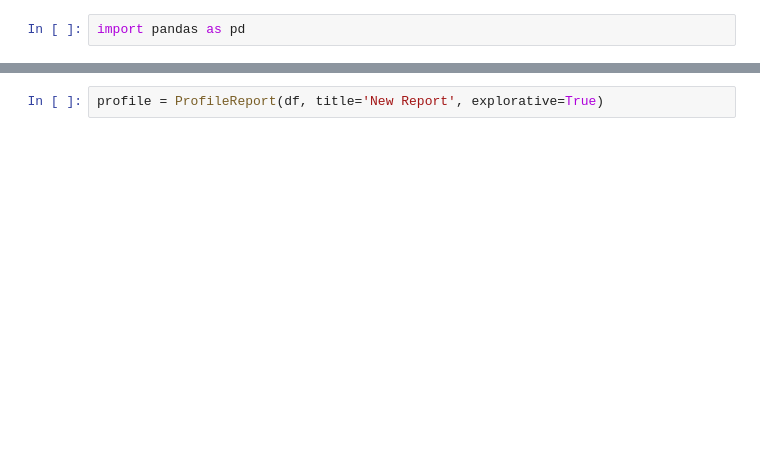
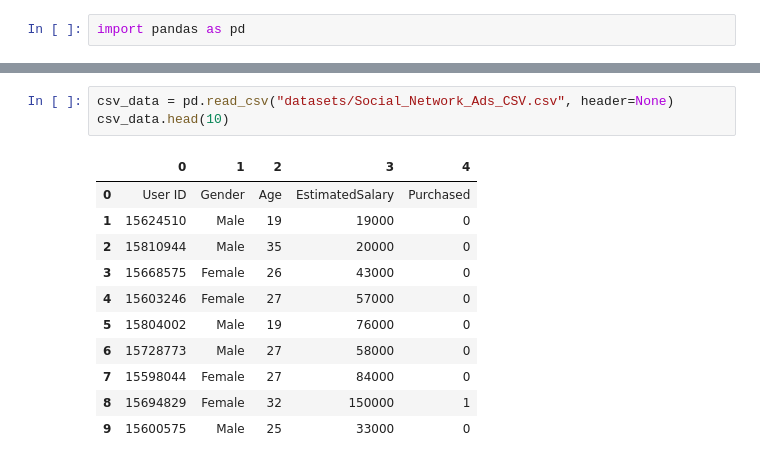
Before and after one commit to Covenantmondei/pandas, a Jupyter notebook: Lab2/Lab22_23EGCO030.ipynb, the cells around one changed output, grey strips where cells are left out. Saved outputs shown, nothing was run; the diff lists cells and outputs as text; blank space fills up the shorter version.

```diff
--- a/Lab2/Lab22_23EGCO030.ipynb
+++ b/Lab2/Lab22_23EGCO030.ipynb
@@ -205,2 +28,15 @@ SyntaxError: invalid syntax (2265326421.py, line 1)
-# %%
-profile = ProfileReport(df, title='New Report', explorative=True)
+# %%
+csv_data = pd.read_csv("datasets/Social_Network_Ads_CSV.csv", header=None)
+csv_data.head(10)
+# %% [output]
+|  | 0 | 1 | 2 | 3 | 4 |
+| 0 | User ID | Gender | Age | EstimatedSalary | Purchased |
+| 1 | 15624510 | Male | 19 | 19000 | 0 |
+| 2 | 15810944 | Male | 35 | 20000 | 0 |
+| 3 | 15668575 | Female | 26 | 43000 | 0 |
+| 4 | 15603246 | Female | 27 | 57000 | 0 |
+| 5 | 15804002 | Male | 19 | 76000 | 0 |
+| 6 | 15728773 | Male | 27 | 58000 | 0 |
+| 7 | 15598044 | Female | 27 | 84000 | 0 |
+| 8 | 15694829 | Female | 32 | 150000 | 1 |
+| 9 | 15600575 | Male | 25 | 33000 | 0 |
```
Also changed, not shown: parts of 32 cells of this notebook, 6 other files.
